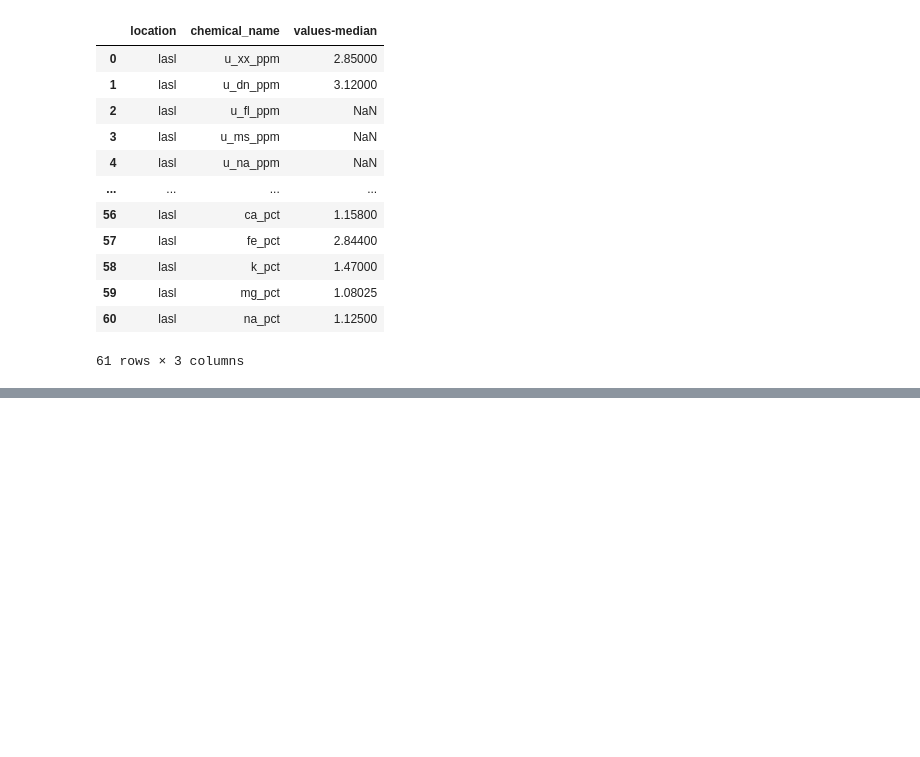
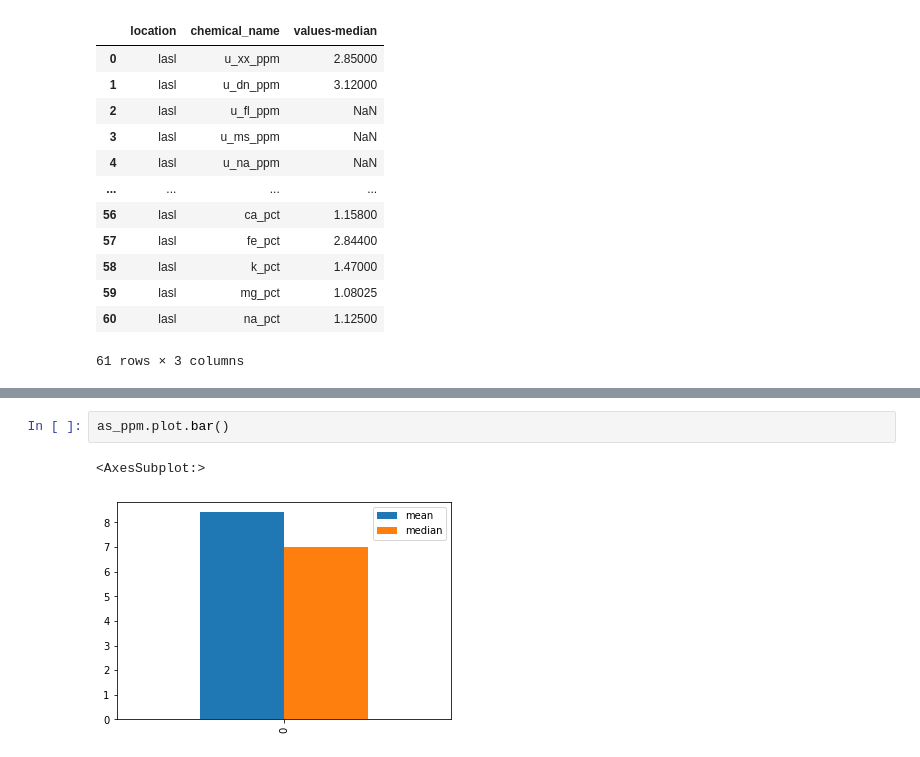
Before and after one commit to sharmilathapa/unicorn, a Jupyter notebook: intern1.ipynb, the cells around one changed output, grey strips where cells are left out. Cells and saved outputs as stored; diff of their text form; blank space fills up the shorter version.

```diff
--- a/intern1.ipynb
+++ b/intern1.ipynb
@@ -182,0 +189,5 @@ df3.plot.bar()
+# %%
+as_ppm.plot.bar()
+# %% [output]
+<AxesSubplot:>
+[figure, added]
```
Also changed, not shown: parts of 11 cells of this notebook.
